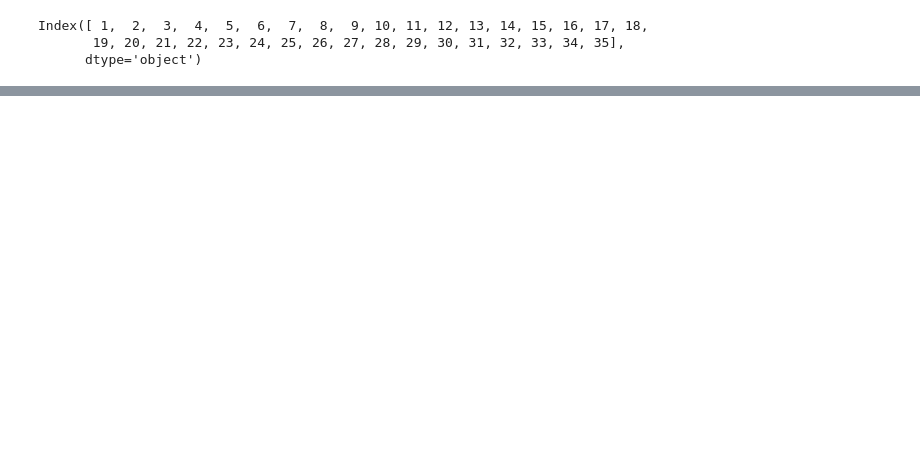
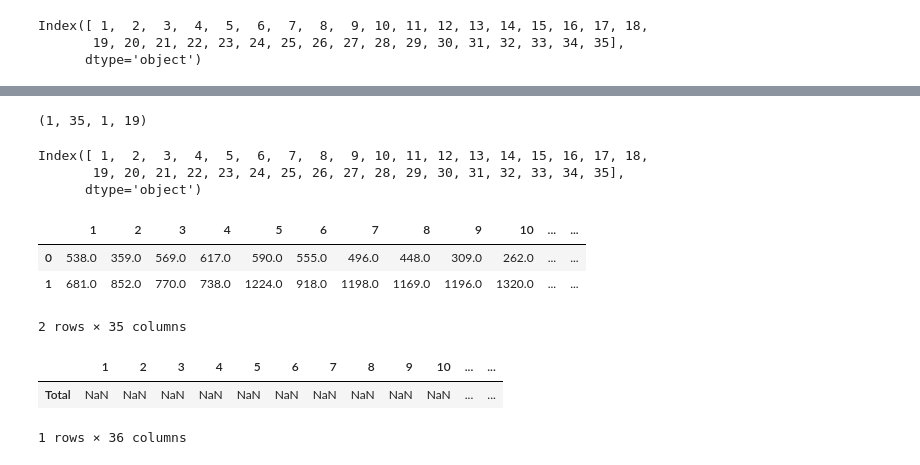
Before and after one commit to Begginning5/Interest, a Jupyter notebook: corrupted_lottery.ipynb, the cells around one changed output, grey strips where cells are left out. Cells and saved outputs as stored; diff of their text form; code cells hidden in the pictures; blank space fills up the shorter version.

```diff
--- a/corrupted_lottery.ipynb
+++ b/corrupted_lottery.ipynb
@@ -186,0 +233,35 @@ Index([ 1,  2,  3,  4,  5,  6,  7,  8,  9, 10, 11, 12, 13, 14, 15, 16, 17, 18,
+# %%
+shape1 = df_Ticket_Total.shape
+shape2 = df_Total.shape
+print(shape1 + shape2)
+df_Ticket_Total.columns
+# %% [output]
+(1, 35, 1, 19)
+Index([ 1,  2,  3,  4,  5,  6,  7,  8,  9, 10, 11, 12, 13, 14, 15, 16, 17, 18,
+       19, 20, 21, 22, 23, 24, 25, 26, 27, 28, 29, 30, 31, 32, 33, 34, 35],
+      dtype='object')
+# %%
+# this code isn't used but would be cleaner.
+target_cols = df_Ticket_Total.columns.union(['Ticket Sold'])
+# reindexing Ticket_Total
+dfA = df_Ticket_Total.reindex(columns=[ 1,  2,  3,  4,  5,  6,  7,  8,  9, 10, 11, 12, 13, 14, 15, 16, 17, 18, 19, 20, 21, 22, 23, 24, 25, 26, 27, 28, 29, 30, 31, 32, 33, 34, 35])
+# reindexing Total
+list_B = df_Total.iloc[0].tolist()
+dfB = pd.DataFrame([list_B])
+dfB = dfB.reindex(columns=[ 1,  2,  3,  4,  5,  6,  7,  8,  9, 10, 11, 12, 13, 14, 15, 16, 17, 18, 19, 20, 21, 22, 23, 24, 25, 26, 27, 28, 29, 30, 31, 32, 33, 34, 35])
+
+# Creating a single table.
+stacked = pd.concat([dfA, dfB], axis=0, ignore_index=True)
+# Creating a table.
+stacked
+# %% [output]
+|  | 1 | 2 | 3 | 4 | 5 | 6 | 7 | 8 | 9 | 10 | ... | ... |
+| 0 | 538.0 | 359.0 | 569.0 | 617.0 | 590.0 | 555.0 | 496.0 | 448.0 | 309.0 | 262.0 | ... | ... |
+| 1 | 681.0 | 852.0 | 770.0 | 738.0 | 1224.0 | 918.0 | 1198.0 | 1169.0 | 1196.0 | 1320.0 | ... | ... |
+2 rows × 35 columns
+# %%
+dfB
+# %% [output]
+|  | 1 | 2 | 3 | 4 | 5 | 6 | 7 | 8 | 9 | 10 | ... | ... |
+| Total | NaN | NaN | NaN | NaN | NaN | NaN | NaN | NaN | NaN | NaN | ... | ... |
+1 rows × 36 columns
```
Also changed, not shown: parts of 10 cells of this notebook.
